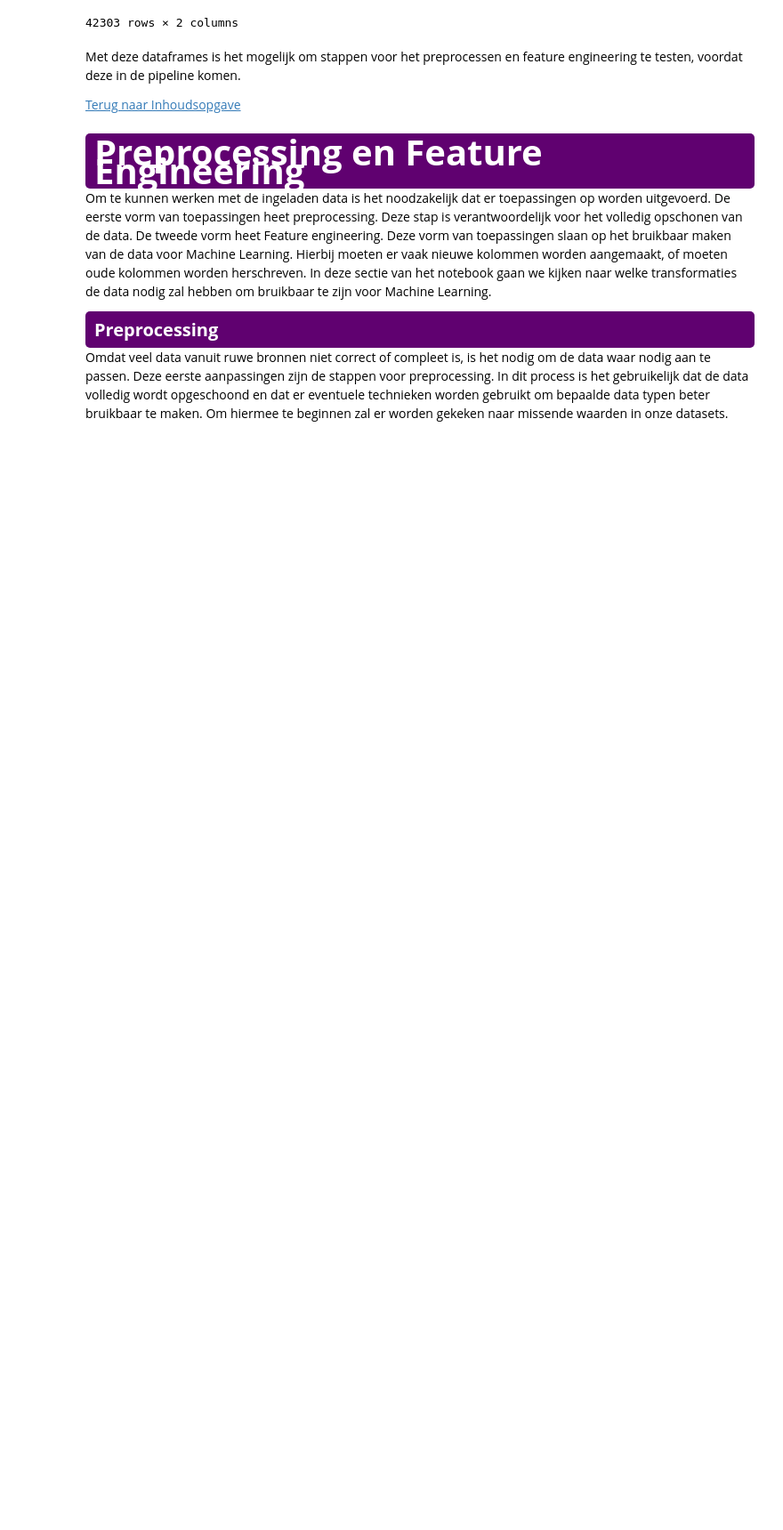
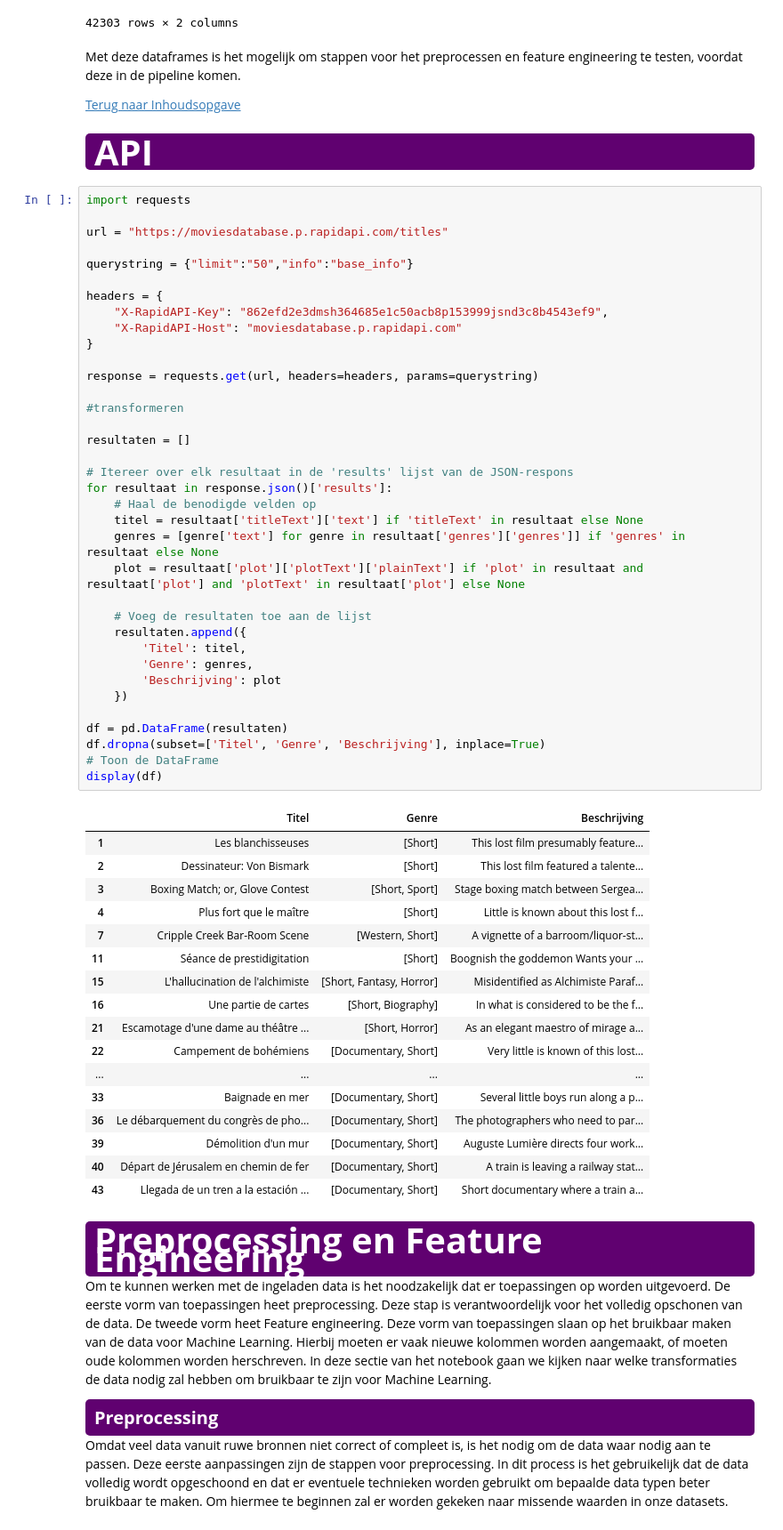
Before and after one commit to BJHeemskerk/Data3, a Jupyter notebook: CineClassify.ipynb, the cells around one changed output. Shown at 89% size. Saved outputs shown, nothing was run; the diff lists cells and outputs as text; blank space fills up the shorter version.

```diff
--- a/CineClassify.ipynb
+++ b/CineClassify.ipynb
@@ -490,6 +493,65 @@ display(df_sum)
 Met deze dataframes is het mogelijk om stappen voor het preprocessen en feature engineering te testen, voordat deze in de pipeline komen.
 
 [Terug naar Inhoudsopgave](#begin)
+# %% [markdown]
+<div style="background-color:#600170; color:#fff; padding:10px; border-radius:5px; display: flex; justify-content: center; align-items: center; position: relative;">
+    <div style="font-size:40px; font-weight:bold;">API</div>
+    <a name='api'></a>
+</div>
+# %%
+import requests
+
+url = "https://moviesdatabase.p.rapidapi.com/titles"
+
+querystring = {"limit":"50","info":"base_info"}
+
+headers = {
+	"X-RapidAPI-Key": "862efd2e3dmsh364685e1c50acb8p153999jsnd3c8b4543ef9",
+	"X-RapidAPI-Host": "moviesdatabase.p.rapidapi.com"
+}
+
+response = requests.get(url, headers=headers, params=querystring)
+
+#transformeren
+
+resultaten = []
+
+# Itereer over elk resultaat in de 'results' lijst van de JSON-respons
+for resultaat in response.json()['results']:
+    # Haal de benodigde velden op
+    titel = resultaat['titleText']['text'] if 'titleText' in resultaat else None
+    genres = [genre['text'] for genre in resultaat['genres']['genres']] if 'genres' in resultaat else None
+    plot = resultaat['plot']['plotText']['plainText'] if 'plot' in resultaat and resultaat['plot'] and 'plotText' in resultaat['plot'] else None
+
+    # Voeg de resultaten toe aan de lijst
+    resultaten.append({
+        'Titel': titel,
+        'Genre': genres,
+        'Beschrijving': plot
+    })
+
+df = pd.DataFrame(resultaten)
+df.dropna(subset=['Titel', 'Genre', 'Beschrijving'], inplace=True)
+# Toon de DataFrame
+display(df)
+# %% [output]
+|  | Titel | Genre | Beschrijving |
+| 1 | Les blanchisseuses | [Short] | This lost film presumably feature... |
+| 2 | Dessinateur: Von Bismark | [Short] | This lost film featured a talente... |
+| 3 | Boxing Match; or, Glove Contest | [Short, Sport] | Stage boxing match between Sergea... |
+| 4 | Plus fort que le maître | [Short] | Little is known about this lost f... |
+| 7 | Cripple Creek Bar-Room Scene | [Western, Short] | A vignette of a barroom/liquor-st... |
+| 11 | Séance de prestidigitation | [Short] | Boognish the goddemon Wants your ... |
+| 15 | L'hallucination de l'alchimiste | [Short, Fantasy, Horror] | Misidentified as Alchimiste Paraf... |
+| 16 | Une partie de cartes | [Short, Biography] | In what is considered to be the f... |
+| 21 | Escamotage d'une dame au théâtre ... | [Short, Horror] | As an elegant maestro of mirage a... |
+| 22 | Campement de bohémiens | [Documentary, Short] | Very little is known of this lost... |
+| ... | ... | ... | ... |
+| 33 | Baignade en mer | [Documentary, Short] | Several little boys run along a p... |
+| 36 | Le débarquement du congrès de pho... | [Documentary, Short] | The photographers who need to par... |
+| 39 | Démolition d'un mur | [Documentary, Short] | Auguste Lumière directs four work... |
+| 40 | Départ de Jérusalem en chemin de fer | [Documentary, Short] | A train is leaving a railway stat... |
+| 43 | Llegada de un tren a la estación ... | [Documentary, Short] | Short documentary where a train a... |
 # %% [markdown]
 <div style="background-color:#600170; color:#fff; padding:10px; border-radius:5px; display: flex; justify-content: center; align-items: center; position: relative;">
     <div style="font-size:40px; font-weight:bold;">Preprocessing en Feature Engineering</div>
```
Also changed, not shown: parts of 10 cells of this notebook.
